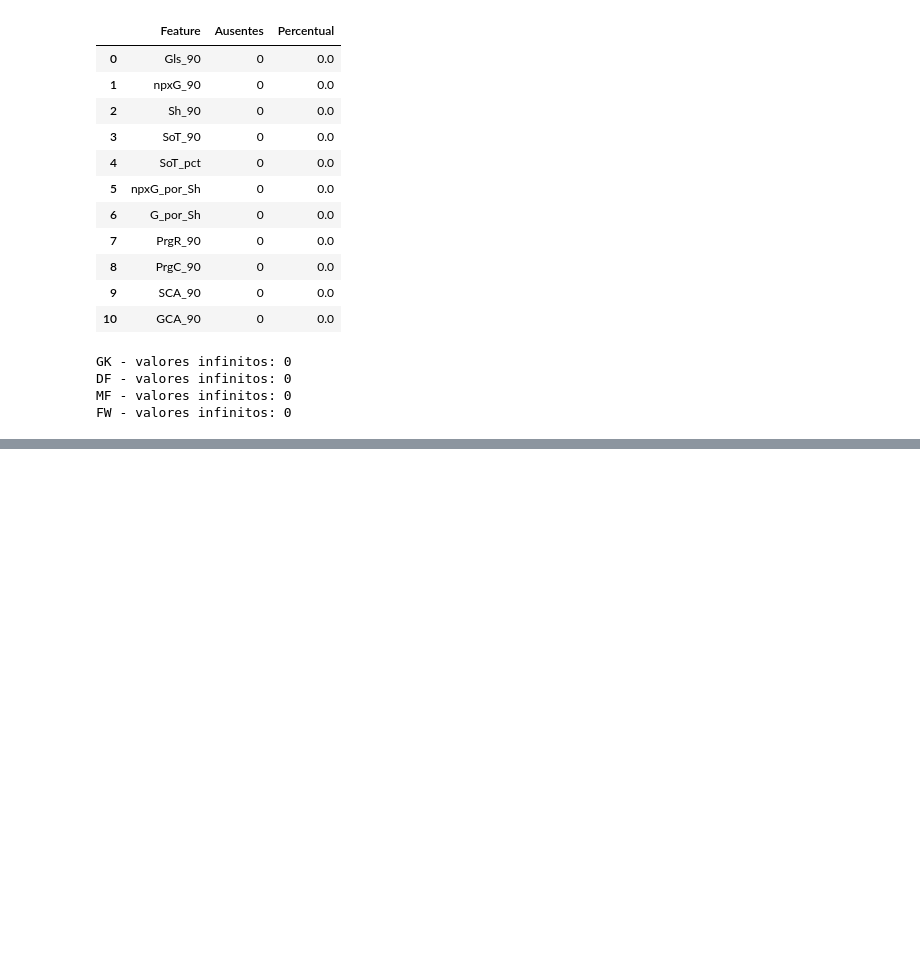
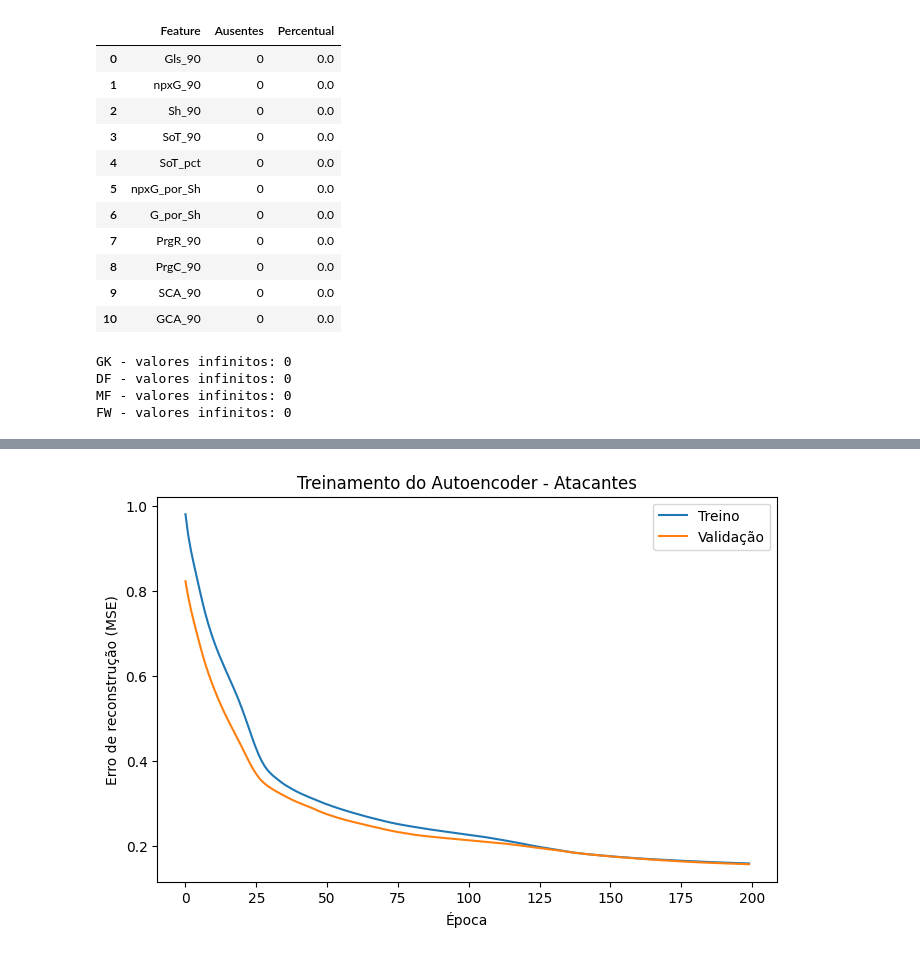
Before and after one commit to bmlogs64/TCC-Futebol-ML, a Jupyter notebook: TCC_Futebol.ipynb, the cells around one changed output, grey strips where cells are left out. Cells and saved outputs as stored; diff of their text form; code cells hidden in the pictures; blank space fills up the shorter version.

```diff
--- a/TCC_Futebol.ipynb
+++ b/TCC_Futebol.ipynb
@@ -3926,0 +4715,17 @@ FW - valores infinitos: 0
+# %%
+historico_autoencoder_fw = (
+    autoencoder_fw.fit(
+        X_fw_treino,
+        X_fw_treino,
+        validation_data=(
+            X_fw_validacao,
+            X_fw_validacao
+        ),
+        epochs=200,
+        batch_size=32,
+        callbacks=[
+            early_stopping_fw
+        ],
+        verbose=1
+    )
+)
@@ -3926,0 +4799,32 @@ FW - valores infinitos: 0
+# %%
+plt.figure(
+    figsize=(8, 5)
+)
+
+plt.plot(
+    historico_autoencoder_fw
+    .history["loss"],
+    label="Treino"
+)
+
+plt.plot(
+    historico_autoencoder_fw
+    .history["val_loss"],
+    label="Validação"
+)
+
+plt.xlabel("Época")
+
+plt.ylabel(
+    "Erro de reconstrução (MSE)"
+)
+
+plt.title(
+    "Treinamento do Autoencoder - Atacantes"
+)
+
+plt.legend()
+
+plt.show()
+# %% [output]
+[figure, added]
```
Also changed, not shown: parts of 95 cells of this notebook.
